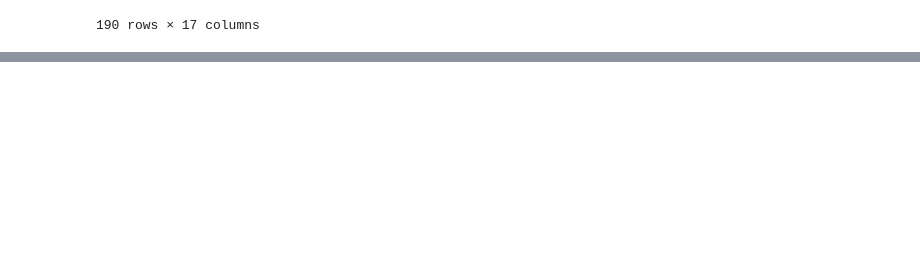
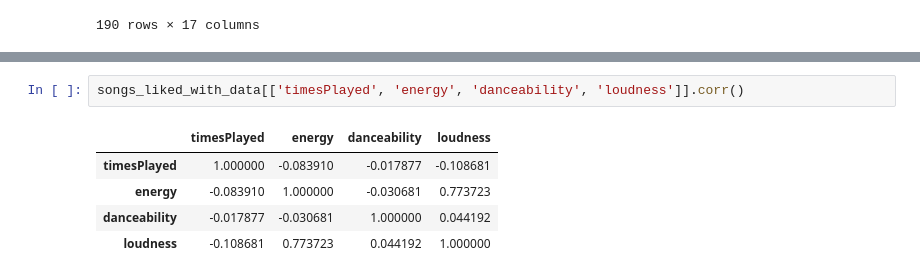
Before and after one commit to dalcantara7/spotify_data_analyzer, a Jupyter notebook: analysis_with_api_data.ipynb, the cells around one changed output, grey strips where cells are left out. Drawn from its saved outputs; the diff is of its cells as text; blank space fills up the shorter version.

```diff
--- a/analysis_with_api_data.ipynb
+++ b/analysis_with_api_data.ipynb
@@ -266,0 +282,8 @@ songs_liked_with_data
+# %%
+songs_liked_with_data[['timesPlayed', 'energy', 'danceability', 'loudness']].corr()
+# %% [output]
+|  | timesPlayed | energy | danceability | loudness |
+| timesPlayed | 1.000000 | -0.083910 | -0.017877 | -0.108681 |
+| energy | -0.083910 | 1.000000 | -0.030681 | 0.773723 |
+| danceability | -0.017877 | -0.030681 | 1.000000 | 0.044192 |
+| loudness | -0.108681 | 0.773723 | 0.044192 | 1.000000 |
```
Also changed, not shown: parts of 23 cells of this notebook, 3 other files.
